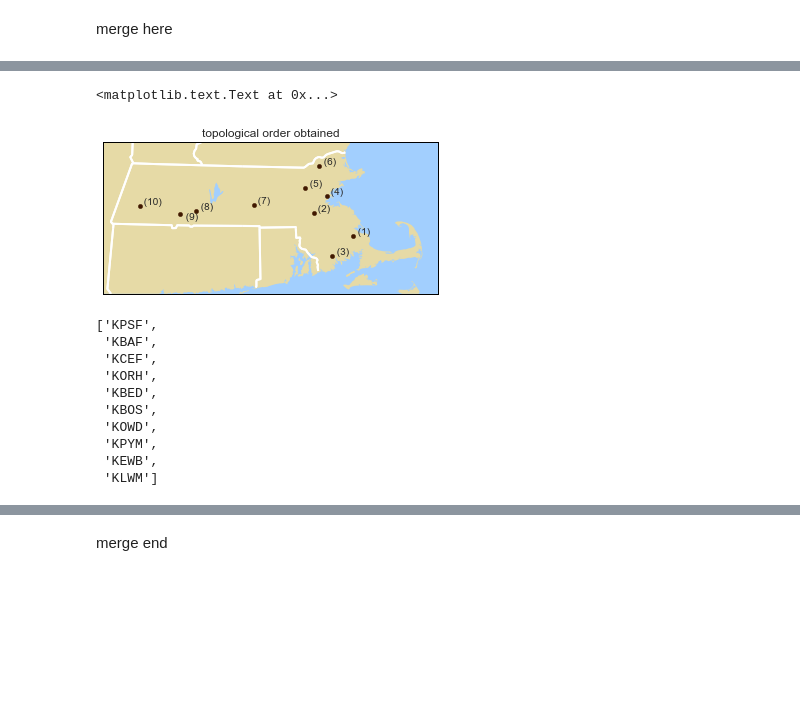
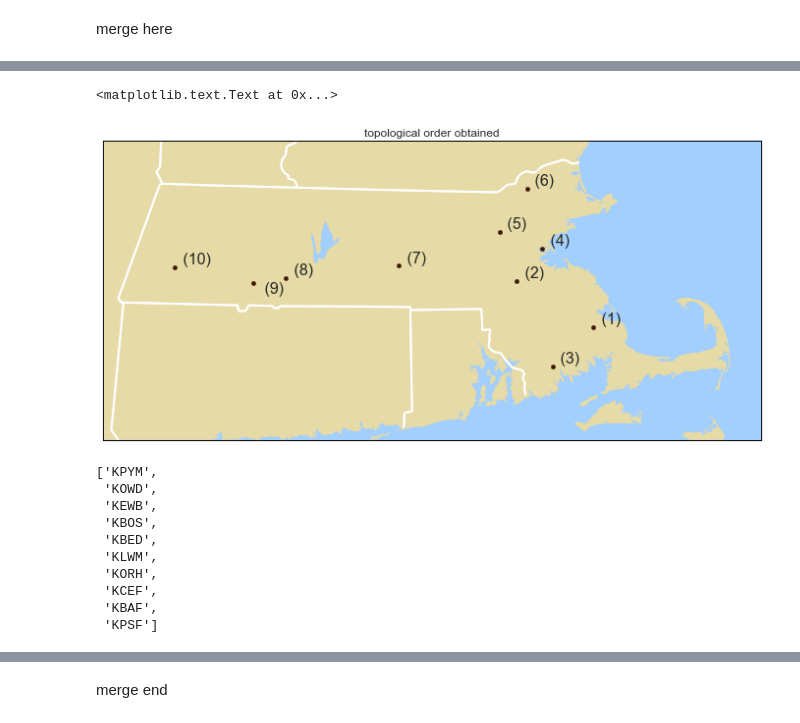
Before and after one commit to therealchuckliu/MCWeather, a Jupyter notebook: 02_Bayesian_Networks.ipynb, the cells around one changed output, grey strips where cells are left out. Cells and saved outputs as stored; diff of their text form; code cells hidden in the pictures; blank space fills up the shorter version.

```diff
--- a/02_Bayesian_Networks.ipynb
+++ b/02_Bayesian_Networks.ipynb
@@ -128,0 +106,14 @@ ord_dict
+# %%
+# helper function to plot the region around the stations out
+def plot_MA_map(water_color=sns.xkcd_rgb["baby blue"], \
+    land_color=sns.xkcd_rgb["beige"], \
+    marker_color=sns.xkcd_rgb["chocolate brown"], \
+    arrow_color=sns.xkcd_rgb["dull red"]):
+
+    map = Basemap(llcrnrlon=-73.6,llcrnrlat=41.25,urcrnrlon=-69.75,urcrnrlat=43, resolution = 'h')
+    map.drawstates(color='white', linewidth=2)
+    map.drawmapboundary(fill_color=water_color)
+    map.fillcontinents(color=land_color,lake_color=water_color)
+    map.drawrivers(color=water_color, zorder=-1)
+
+    return map
@@ -216,7 +193,9 @@ def plot_map_mst(lon_coords, lat_coords, order=None):
             plt.text(xpt+offset, ypt+offset, label,zorder=30)
     plot_mst(map, lon_coords, lat_coords)
 # %%
-plot_map_mst(lon_coords, lat_coords)
+plt.figure(figsize=(12, 7))
+map = plot_MA_map()
+plot_map_mst(map, lon_coords, lat_coords)
 plt.title('minimum euclidean spanning tree')
 # %% [output]
 <matplotlib.text.Text at 0x...>
@@ -261,17 +242,6 @@ order
 # %%
-def plot_map_order(order):
-
-    water_color=sns.xkcd_rgb["baby blue"]
-    land_color=sns.xkcd_rgb["beige"]
-    marker_color=sns.xkcd_rgb["chocolate brown"]
-    arrow_color=sns.xkcd_rgb["dull red"]
-
-    map = Basemap(llcrnrlon=-73.6,llcrnrlat=41.25,urcrnrlon=-69.75,urcrnrlat=43, resolution = 'h')
-    map.drawstates(color='white', linewidth=2)
-    map.drawmapboundary(fill_color=water_color)
-    map.fillcontinents(color=land_color,lake_color=water_color)
-    map.drawrivers(color=water_color, zorder=-1)
-
+# helper function to visualize the order onto a map
+def plot_map_order(map, order, marker_color=sns.xkcd_rgb["chocolate brown"]):
     lons = -dfjoined.lon.values
     lats = dfjoined.lat.values
 
@@ -286,14 +256,16 @@ def plot_map_order(order):
         #manual positioning fix
         if label == 'Westfield':
             label = ''
-            plt.text(xpt+2*offset, ypt-3*offset, label + ' ({})'.format(pos), zorder=30)
+            plt.text(xpt+2*offset, ypt-3*offset, label + ' ({})'.format(pos), zorder=30, fontsize=16)
         else:
             label = ''
-            plt.text(xpt+offset, ypt+offset, label + ' ({})'.format(pos),zorder=30)
+            plt.text(xpt+offset, ypt+offset, label + ' ({})'.format(pos),zorder=30, fontsize=16)
         pos += 1
 # %%
-plot_map_order(order)
+plt.figure(figsize=(12, 7))
+map = plot_MA_map()
+plot_map_order(map, order)
 plt.title('topological order obtained')
 # %% [output]
 <matplotlib.text.Text at 0x...>
-[figure, old version]
+[figure, new version]
@@ -337,13 +271,0 @@ while len(remaining_codes) > 0:
-# %%
-node_ordering
-# %% [output]
-['KPSF',
- 'KBAF',
- 'KCEF',
- 'KORH',
- 'KBED',
- 'KBOS',
- 'KOWD',
- 'KPYM',
- 'KEWB',
- 'KLWM']
@@ -350,3 +278,17 @@ node_ordering
+# %%
+# current ordering
+node_ordering
+# %% [output]
+['KPYM',
+ 'KOWD',
+ 'KEWB',
+ 'KBOS',
+ 'KBED',
+ 'KLWM',
+ 'KORH',
+ 'KCEF',
+ 'KBAF',
+ 'KPSF']
 # %%
 ord_relation ={}
 for i in range(len(node_ordering) - 1):
```
Also changed, not shown: parts of 33 cells of this notebook.
